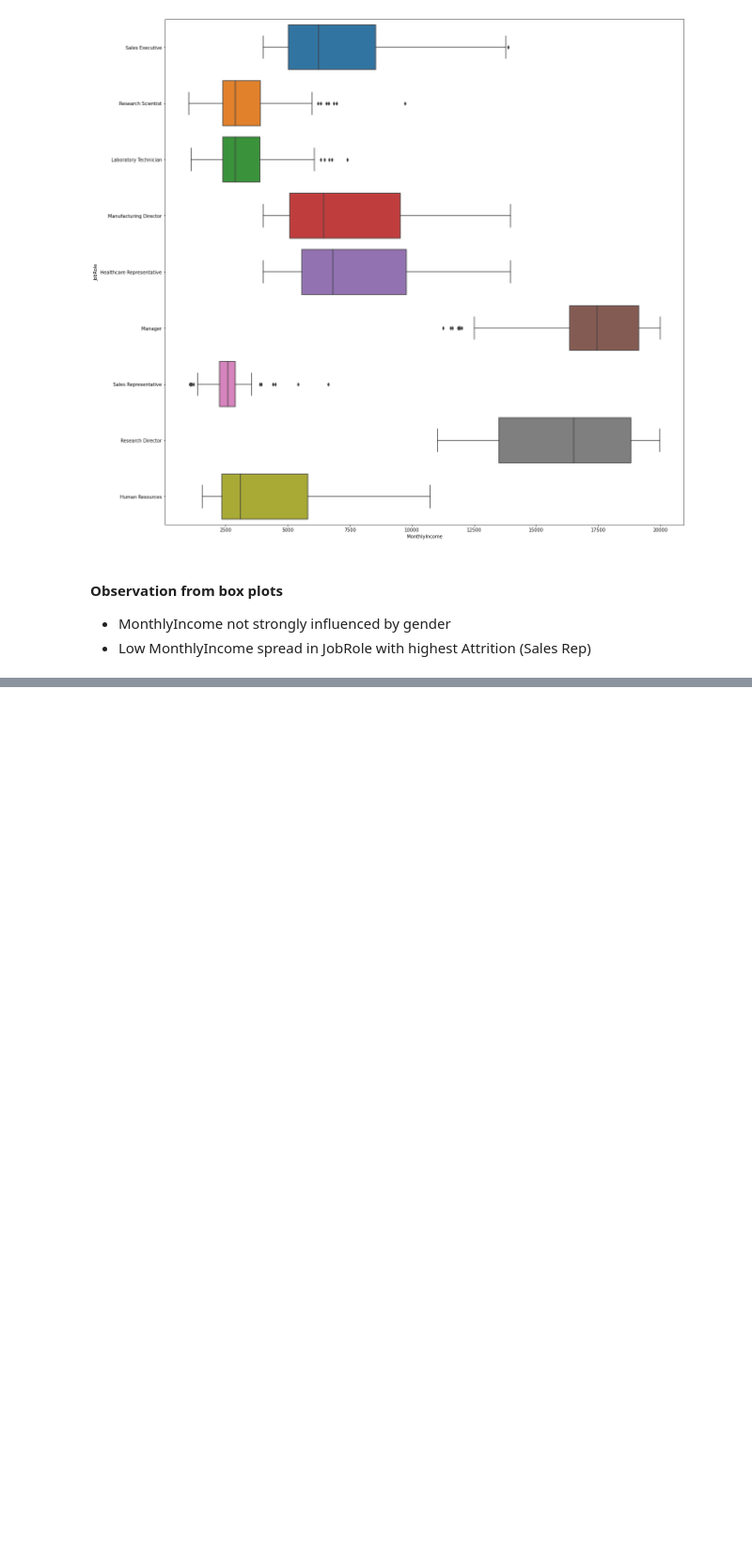
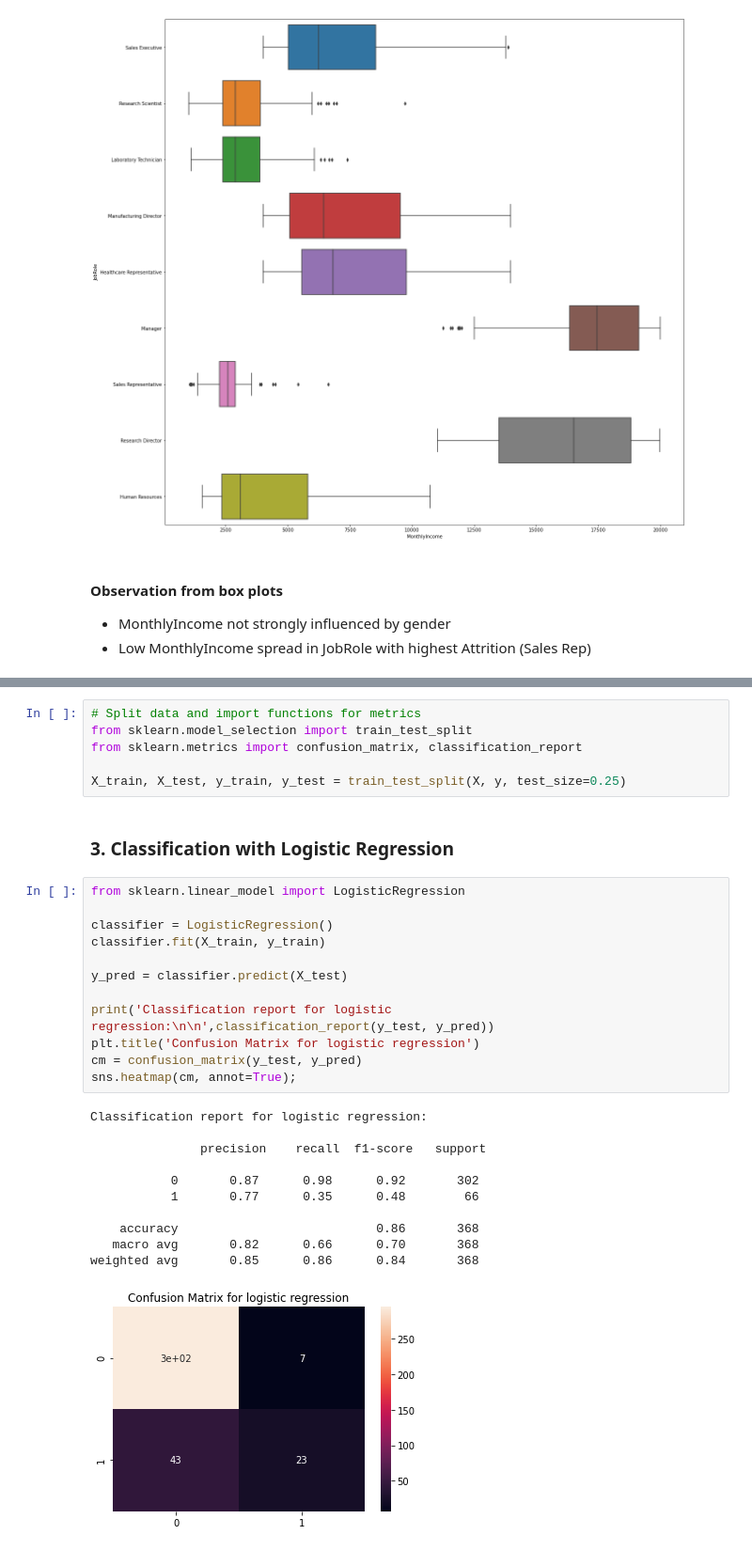
Before and after one commit to JSchoeck/portfolio, a Jupyter notebook: Demos/Case Study Human Resources/Case Study Human Resources.ipynb, the cells around one changed output, grey strips where cells are left out. Shown at 94% size. Cells and saved outputs as stored; diff of their text form; blank space fills up the shorter version.

```diff
--- a/Demos/Case Study Human Resources/Case Study Human Resources.ipynb
+++ b/Demos/Case Study Human Resources/Case Study Human Resources.ipynb
@@ -280,3 +289,35 @@ array([[0.        , 0.        , 1.        , ..., 0.22222222, 0.        ,
 1468    0
 1469    0
 Name: Attrition, Length: 1470, dtype: int64
+# %%
+# Split data and import functions for metrics
+from sklearn.model_selection import train_test_split
+from sklearn.metrics import confusion_matrix, classification_report
+
+X_train, X_test, y_train, y_test = train_test_split(X, y, test_size=0.25)
+# %% [markdown]
+### 3. Classification with Logistic Regression
+# %%
+from sklearn.linear_model import LogisticRegression
+
+classifier = LogisticRegression()
+classifier.fit(X_train, y_train)
+
+y_pred = classifier.predict(X_test)
+
+print('Classification report for logistic regression:\n\n',classification_report(y_test, y_pred))
+plt.title('Confusion Matrix for logistic regression')
+cm = confusion_matrix(y_test, y_pred)
+sns.heatmap(cm, annot=True);
+# %% [output]
+Classification report for logistic regression:
+
+               precision    recall  f1-score   support
+
+           0       0.87      0.98      0.92       302
+           1       0.77      0.35      0.48        66
+
+    accuracy                           0.86       368
+   macro avg       0.82      0.66      0.70       368
+weighted avg       0.85      0.86      0.84       368
+[figure, added]
```
Also changed, not shown: parts of 17 cells of this notebook.
